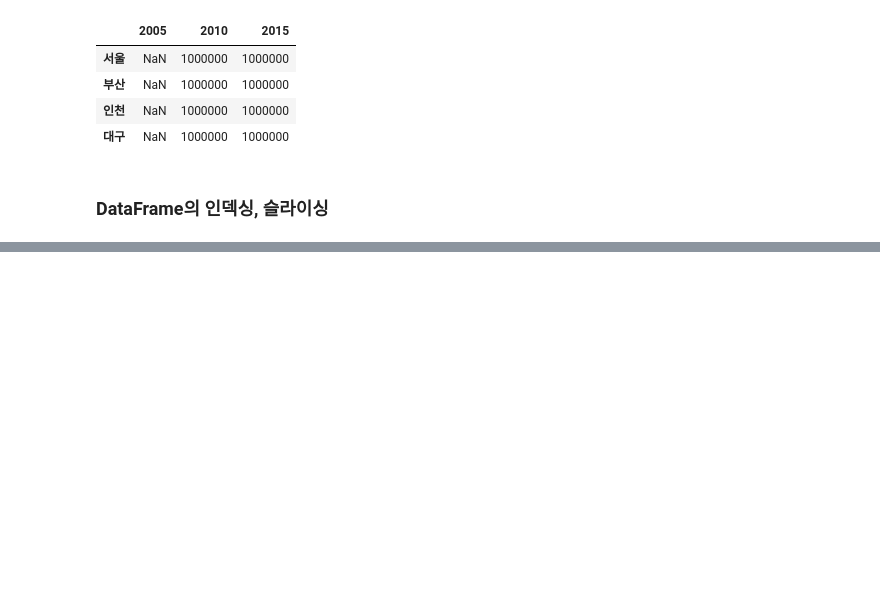
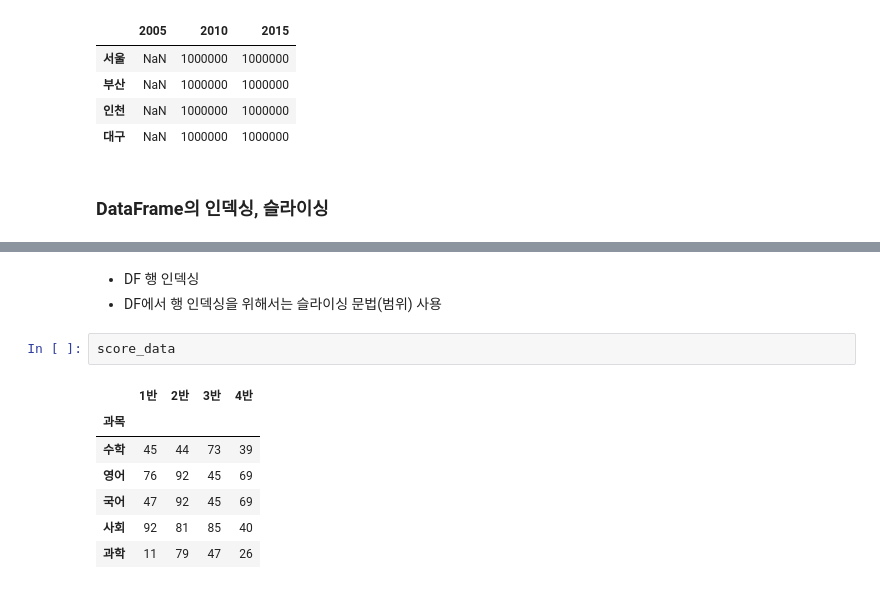
Before and after one commit to hyerimmmmm/SWDataAnalysisClass, a Jupyter notebook: pythonStudy/LIB/Pandas.ipynb, the cells around one changed output, grey strips where cells are left out. Cells and saved outputs as stored; diff of their text form; blank space fills up the shorter version.

```diff
--- a/pythonStudy/LIB/Pandas.ipynb
+++ b/pythonStudy/LIB/Pandas.ipynb
@@ -576,0 +644,13 @@ pop2 - pop
+# %% [markdown]
+- DF 행 인덱싱
+- DF에서 행 인덱싱을 위해서는 슬라이싱 문법(범위) 사용
+# %%
+score_data
+# %% [output]
+|  | 1반 | 2반 | 3반 | 4반 |
+| 과목 |  |  |  |  |
+| 수학 | 45 | 44 | 73 | 39 |
+| 영어 | 76 | 92 | 45 | 69 |
+| 국어 | 47 | 92 | 45 | 69 |
+| 사회 | 92 | 81 | 85 | 40 |
+| 과학 | 11 | 79 | 47 | 26 |
```
Also changed, not shown: parts of 37 cells of this notebook, 1 other file.
